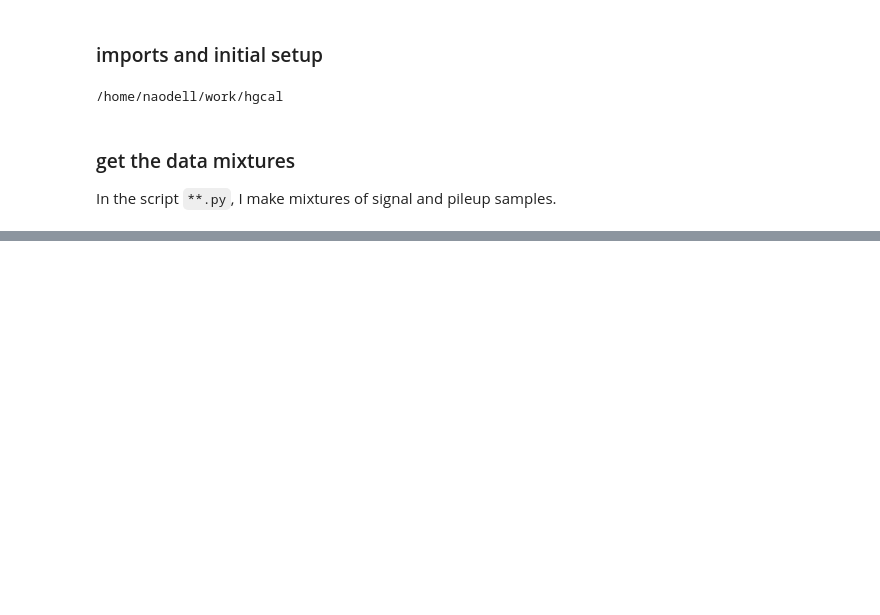
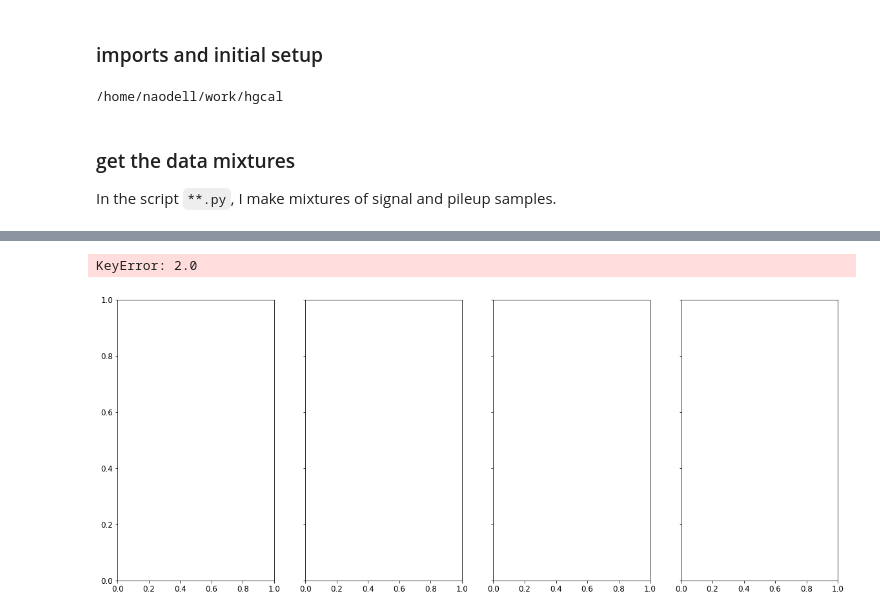
Before and after one commit to NWUHEP/hgcal-analysis, a Jupyter notebook: notebooks/hgcal_trigger_v2.ipynb, the cells around one changed output, grey strips where cells are left out. Saved outputs shown, nothing was run; the diff lists cells and outputs as text; code cells hidden in the pictures; blank space fills up the shorter version.

```diff
--- a/notebooks/hgcal_trigger_v2.ipynb
+++ b/notebooks/hgcal_trigger_v2.ipynb
@@ -135,0 +216,27 @@ plt.scatter(particle_list[:,1], )
+# %%
+#
+fig, axes = plt.subplots(1, 4, figsize=(20, 8), facecolor='white', sharey=True)
+
+for i, c in enumerate([2.0, 4.0, 6.0, 8.0]):
+    ax = axes[i]
+    ax.scatter(particle_list[c][:,1], effs['threshold_8bx_esort'][c], s=10)
+    ax.scatter(particle_list[c][:,1], effs['threshold_1bx_esort'][c], s=10)
+    ax.scatter(particle_list[c][:,1], effs['threshold_8bx_nosort'][c], s=10)
+    ax.scatter(particle_list[c][:,1], effs['threshold_1bx_nosort'][c], s=10)
+
+    ax.set_xlabel(r'$\sf \eta_{gen}$')
+    ax.set_title(f'mippt > {c}')
+    if i == 0:
+        ax.set_ylabel('readout efficiency')
+    if i == 3:
+        labels = ['8 bx, sort', '1 bx, sort', '8 bx', '1 bx']
+        #labels = ['8 bx, sort', '8 bx']
+        ax.legend(labels)
+    ax.grid()
+
+plt.savefig(f'plots/eff_vs_eta_{suffix}.pdf')
+plt.tight_layout()
+plt.show()
+# %% [output]
+KeyError: 2.0
+[figure, added]
```
Also changed, not shown: parts of 8 cells of this notebook, 7 other files.
